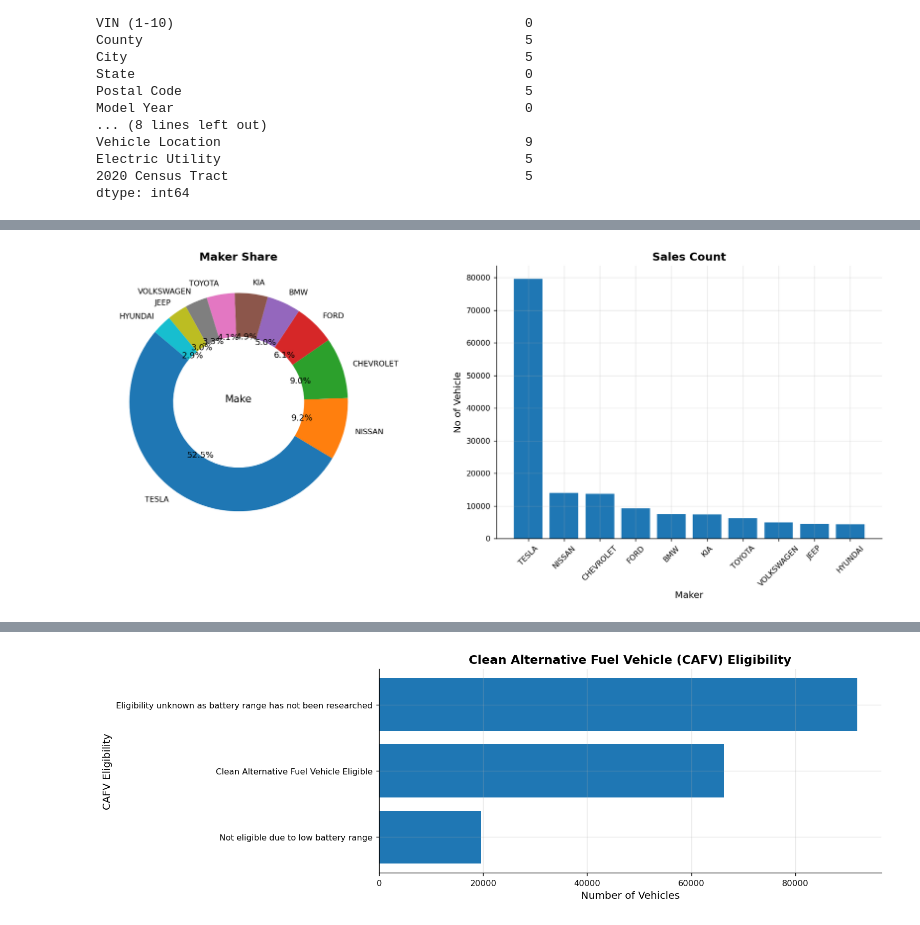
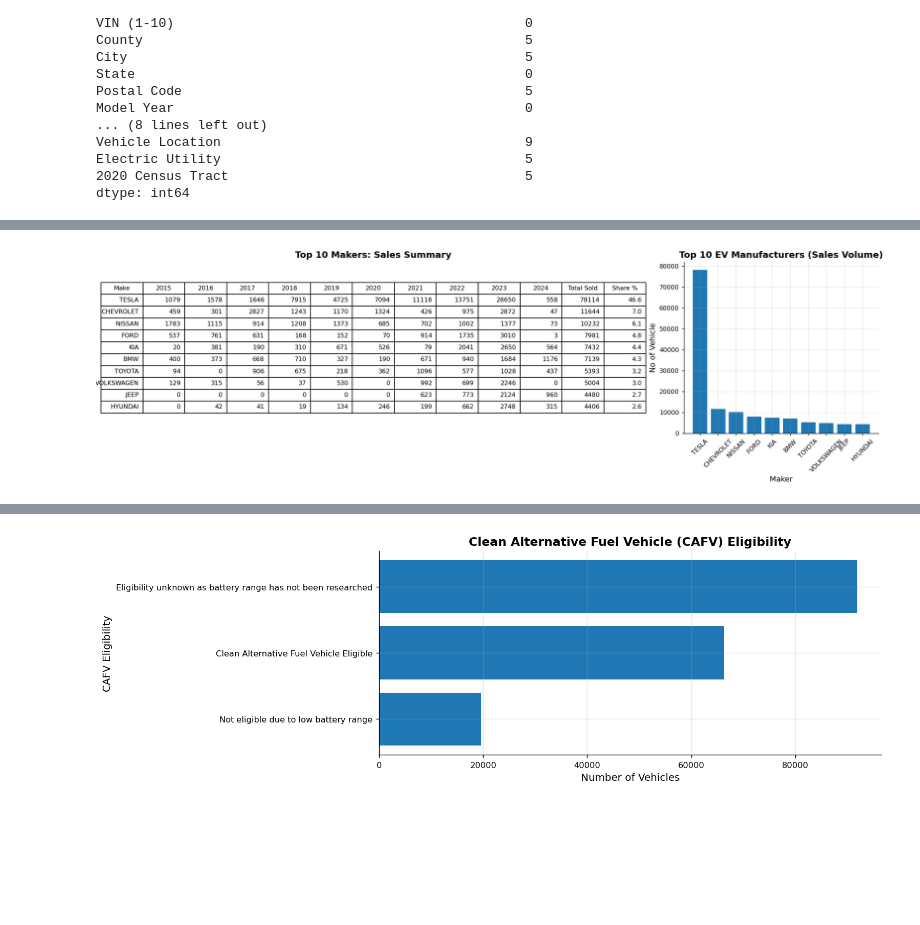
Before and after one commit to Ammarakanwal/ev-cars-analysis, a Jupyter notebook: EV_Cars_Analysis.ipynb, the cells around one changed output, grey strips where cells are left out. Cells and saved outputs as stored; diff of their text form; code cells hidden in the pictures; blank space fills up the shorter version.

```diff
--- a/EV_Cars_Analysis.ipynb
+++ b/EV_Cars_Analysis.ipynb
@@ -121,30 +190,40 @@ plt.show()
 # %%
-top_maker=df['Make'].value_counts().head(10)
-fig, axes = plt.subplots(1, 2, figsize=(14,6))
-
-# Donut Chart
-axes[0].pie(
-    top_maker.values,
-    labels=top_maker.index,
-    autopct='%1.1f%%',
-    startangle=140,
-    wedgeprops=dict(width=0.4)
+# Create figure with more space for table and smaller chart
+fig, axes = plt.subplots(
+    1, 2,
+    figsize=(16, 5),  # shorter height
+    gridspec_kw={'width_ratios': [2, 1]}  # table wider, chart smaller
 )
 
-axes[0].text(0, 0, "Make", ha='center', fontsize=12)
-axes[0].set_title("Maker Share")
+# TABLE
+axes[0].axis('off')
+
+table = axes[0].table(
+    cellText=pivot_table.values,
+    colLabels=pivot_table.columns,
+    loc='center'
+)
+
+table.auto_set_font_size(False)
+table.set_fontsize(9)
+table.scale(1.4, 1.6)  # wider table cells
+
+axes[0].set_title("Top 10 Makers: Sales Summary")
 
 
-# Bar Chart
-axes[1].bar(top_maker.index, top_maker.values)
+# BAR CHART (smaller width)
+axes[1].bar(
+    pivot_table['Make'],
+    pivot_table['Total Sold']
+)
 
-axes[1].set_title("Sales Count")
+axes[1].set_title("Top 10 EV Manufacturers (Sales Volume)")
 axes[1].set_xlabel("Maker")
 axes[1].set_ylabel("No of Vehicle")
 
-plt.xticks(rotation=45)
+axes[1].tick_params(axis='x', rotation=45)
 
 plt.tight_layout()
 plt.show()
 # %% [output]
-[figure, old version]
+[figure, new version]
```
Also changed, not shown: parts of 8 cells of this notebook.
